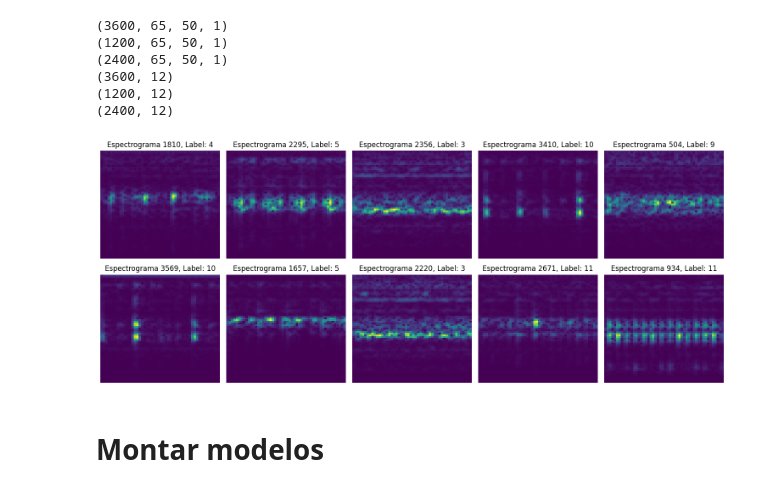
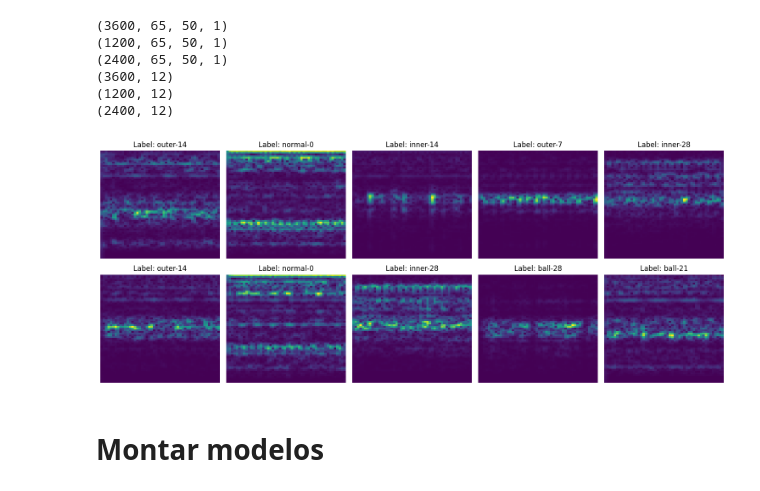
Before and after one commit to LuizFFonseca/Trabalho_final_AM, a Jupyter notebook: Trabalho.ipynb, the cells around one changed output. Saved outputs shown, nothing was run; the diff lists cells and outputs as text; code cells hidden in the pictures.

```diff
--- a/Trabalho.ipynb
+++ b/Trabalho.ipynb
@@ -557,31 +557,31 @@ print(y_test.shape)
 # %%
 # prompt: Pegue o X_train que possui 3600 espcrtogramas, e plote 10 aleatorios em um grid 2x5
 
 import matplotlib.pyplot as plt
 import random
 
 # Seleciona 10 índices aleatórios
 indices_aleatorios = random.sample(range(X_train.shape[0]), 10)
 
 # Cria uma figura com uma grade 2x5
 fig, axes = plt.subplots(2, 5, figsize=(15, 6))
 
 # Itera sobre os índices aleatórios e plota os espectrogramas
 for i, index in enumerate(indices_aleatorios):
     row = i // 5
     col = i % 5
 
     # Get the label (convert from categorical to integer)
-    label = np.argmax(y_train[index])
+    label = classes[np.argmax(y_train[index])]
 
     axes[row, col].imshow(X_train[index, :, :, 0], cmap='viridis', aspect='auto')
-    axes[row, col].set_title(f"Espectrograma {index}, Label: {label}")  # Include label in title
+    axes[row, col].set_title(f"Label: {label}")  # Include label in title
     axes[row, col].axis('off')
 
 plt.tight_layout()
 plt.show()
 # %% [output]
-[figure, old version]
+[figure, new version]
 # %% [markdown]
 # Montar modelos
 # %%
```
Also changed, not shown: parts of 8 cells of this notebook.
